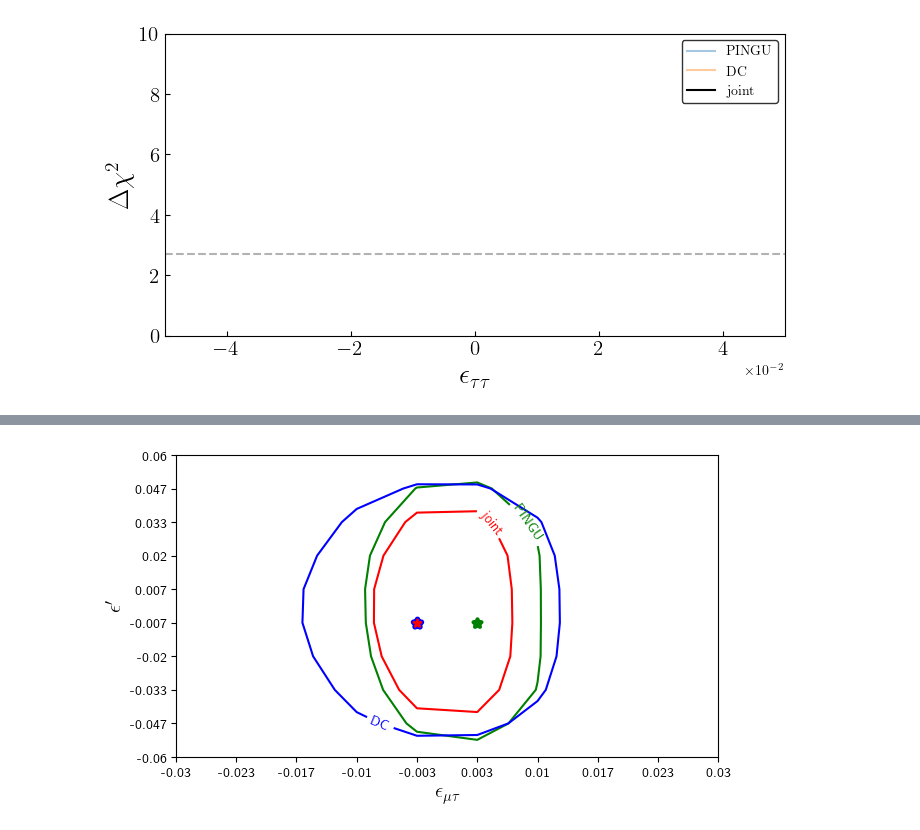
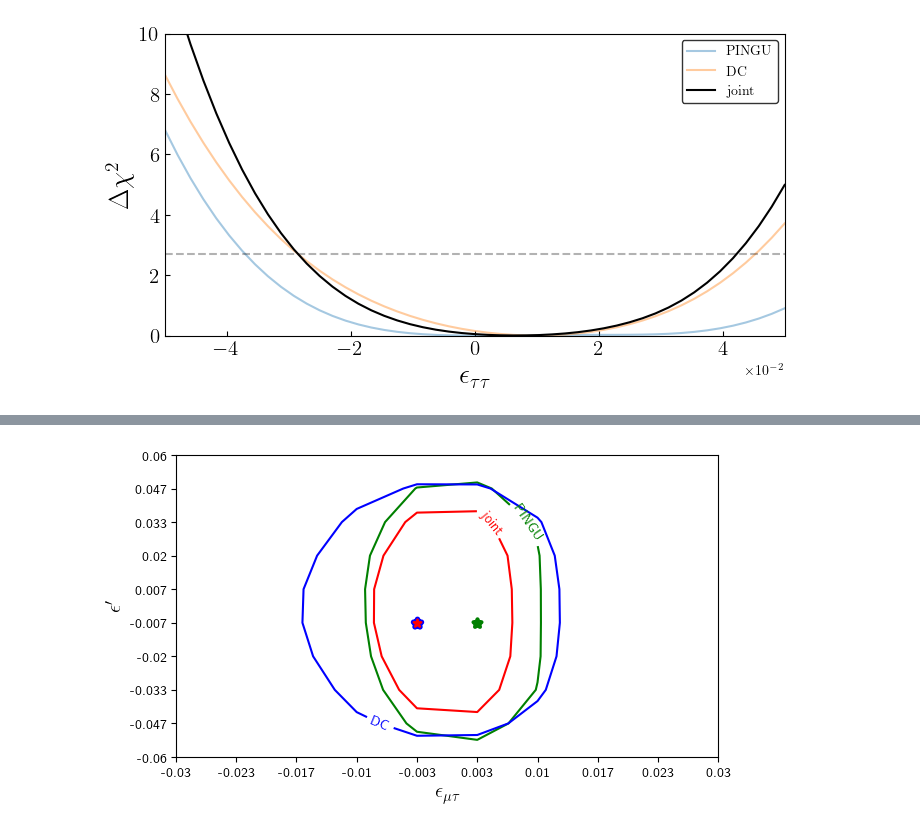
Before and after one commit to Sjoeborg/thesis, a Jupyter notebook: notebooks/joint.ipynb, the cells around one changed output, grey strips where cells are left out. Saved outputs shown, nothing was run; the diff lists cells and outputs as text; code cells hidden in the pictures.

```diff
--- a/notebooks/joint.ipynb
+++ b/notebooks/joint.ipynb
@@ -59,9 +68,9 @@ H1_IC = np.array(H1_list_normalized)
 # %%
 sigma_a = 0.25
 sigma_b = 0.04
-f_PINGU = 0
+f_PINGU = 0.05
 f_DC = 1
-f_IC = 0.1
+f_IC = 0.15
 marginalized_arrays_NO=[]
 marginalized_arrays_IO=[]
 nsi_param_range=[]
@@ -71,9 +80,15 @@ D_chisq  = marginalize_DC(H1_DC,dm31_range,th23_range,ett_range,emt_range,eem_ra
 
 P_chisq = marginalize_PINGU(H1_PINGU,H0_PINGU,dm31_range,th23_range,ett_range,emt_range,eem_range,eet_range, param_list, 'joint', sigma_a,sigma_b, f_PINGU)
 
-I_chisq, IC_best_index = deltachi_IC(H1_IC,0,[sigma_a,sigma_b],f_IC,x0=[1,0])
 
 
-PD_chisq =  P_chisq  + D_chisq
-ID_chisq =  D_chisq + I_chisq.reshape(len(dm31_range),len(th23_range),1,len(emt_range),1,1)
-PID_chisq =  P_chisq  + D_chisq + I_chisq.reshape(len(dm31_range),len(th23_range),1,len(emt_range),1,1)
+PD_chisq =  P_chisq  + D_chisq - P_chisq.min() - D_chisq.min()
+
+PD_best_fit_index = np.argmin(PD_chisq)
+PD_best_dm31_index,PD_best_th23_index,PD_best_ett_index,PD_best_emt_index,PD_best_eem_index,PD_best_eet_index = np.unravel_index(PD_best_fit_index,PD_chisq.shape)
+
+P_best_fit_index = np.argmin(P_chisq)
+P_best_dm31_index,P_best_th23_index,P_best_ett_index,P_best_emt_index,P_best_eem_index,P_best_eet_index = np.unravel_index(P_best_fit_index,P_chisq.shape)
+
+D_best_fit_index = np.argmin(D_chisq)
+D_best_dm31_index,D_best_th23_index,D_best_ett_index,D_best_emt_index,D_best_eem_index,D_best_eet_index = np.unravel_index(D_best_fit_index,D_chisq.shape)
@@ -133,24 +125,38 @@ array([ 3.968,  3.27 ,  2.649,  2.103,  1.628,  1.221,  0.879,  0.598,  0.376,
 # %%
-DC_marginalized_ett  = marginalize_DC(H1_DC,dm31_range,th23_range,ett_range,emt_range,eem_range,eet_range, param_list, 'ett', sigma_a,sigma_b, f_DC)
+D_chisq  = marginalize_DC(H1_DC,dm31_range,th23_range,ett_range,emt_range,eem_range,eet_range, param_list, 'ett', sigma_a,sigma_b, f_DC)
 
-PINGU_marginalized_ett = marginalize_PINGU(H1_PINGU,H0_PINGU,dm31_range,th23_range,ett_range,emt_range,eem_range,eet_range, param_list, 'ett', sigma_a,sigma_b, f_PINGU)
-joint_marginalized_ett = joint_deltachi[best_dm31_index,best_th23_index,:,best_emt_index,best_eem_index,best_eet_index]
+P_chisq = marginalize_PINGU(H1_PINGU,H0_PINGU,dm31_range,th23_range,ett_range,emt_range,eem_range,eet_range, param_list, 'ett', sigma_a,sigma_b, f_PINGU)
+
+finer_e_range = np.linspace(ett_range.min(),ett_range.max(),49)
+
+
+P_interpolated_chisq_ett= splev(finer_e_range,splrep(ett_range, P_chisq))
+P_interpolated_ett = P_interpolated_chisq_ett - P_interpolated_chisq_ett.min()
+
+D_interpolated_chisq_ett= splev(finer_e_range,splrep(ett_range, D_chisq))
+D_interpolated_ett = D_interpolated_chisq_ett - D_interpolated_chisq_ett.min()
+
+PD_interpolated_chisq_ett= splev(finer_e_range,splrep(ett_range, PD_chisq[PD_best_dm31_index,PD_best_th23_index,:,PD_best_emt_index,PD_best_eem_index,PD_best_eet_index]))
+PD_interpolated_ett = PD_interpolated_chisq_ett - PD_interpolated_chisq_ett.min()
+
 
 fig,ax = plt.subplots(1,1,figsize=(8,4))
-ax.plot(ett_range, PINGU_marginalized_ett,label='PINGU', alpha=0.4)
-ax.plot(ett_range, DC_marginalized_ett,label='DC', alpha=0.4)
-ax.plot(ett_range, joint_marginalized_ett,label='joint', color='k')
+
+ax.plot(finer_e_range, P_interpolated_ett,label='PINGU', alpha=0.4)
+ax.plot(finer_e_range, D_interpolated_ett,label='DC', alpha=0.4)
+ax.plot(finer_e_range, PD_interpolated_ett,label='joint', color='k')
+
 ax.axhline(chi2.ppf(0.9,1), alpha=0.3, c='black', ls = '--')
 
 ax.set_ylim(bottom=0, top=10)
-ax.set_xlim(-5e-2,5e-2)
+ax.set_xlim(ett_range.min(),ett_range.max())
 ax.set_xlabel(r'$\epsilon_{\tau\tau}$', fontsize=20)
 ax.set_ylabel(r'$\Delta \chi^2$', fontsize=20)
 ax.tick_params(labelsize=15)
 leg=plt.legend()
 leg.get_frame().set_edgecolor('k')
 ax.tick_params(axis='both', direction='in', which='both')
 ax.ticklabel_format(axis="x", style="sci", scilimits=(0,0))
 #save(fig, 'joint_3D_ett')
 # %% [output]
-[figure, old version]
+[figure, new version]
```
Also changed, not shown: parts of 19 cells of this notebook, 7 other files.
